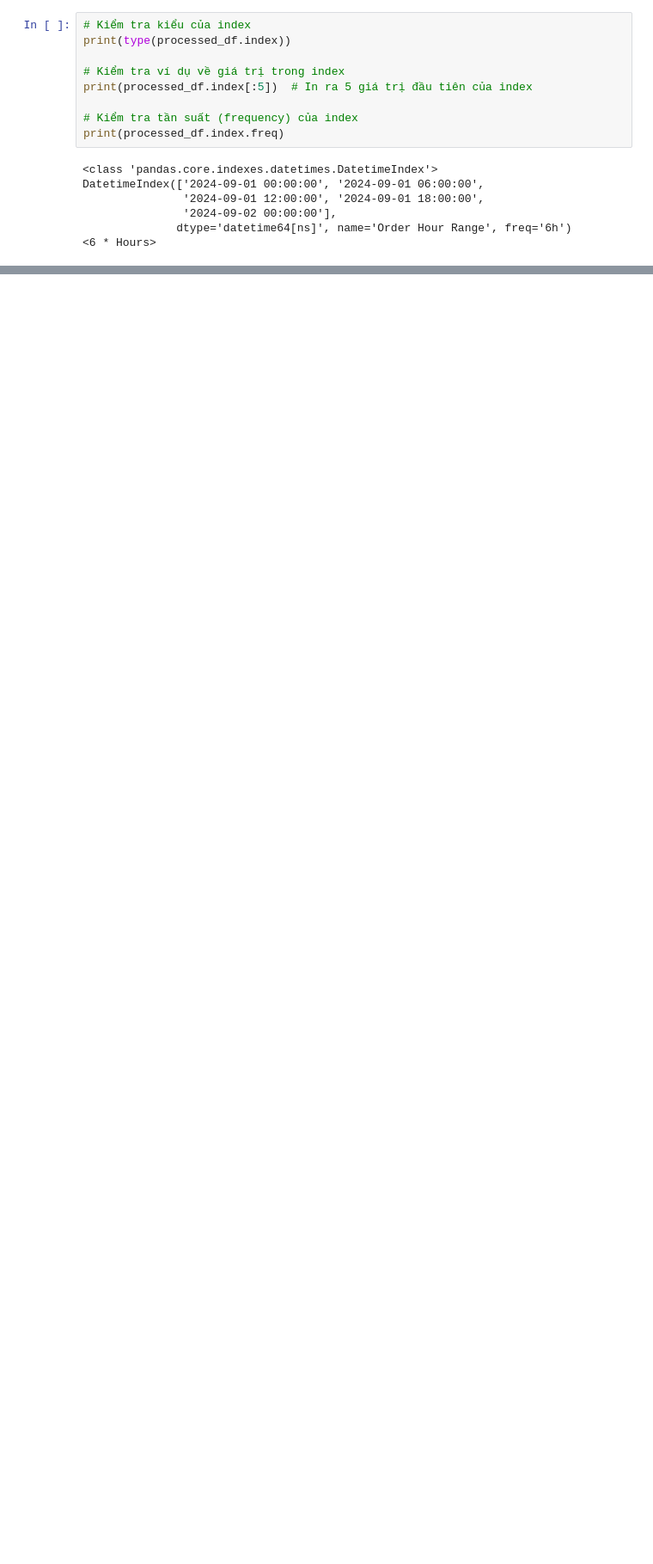
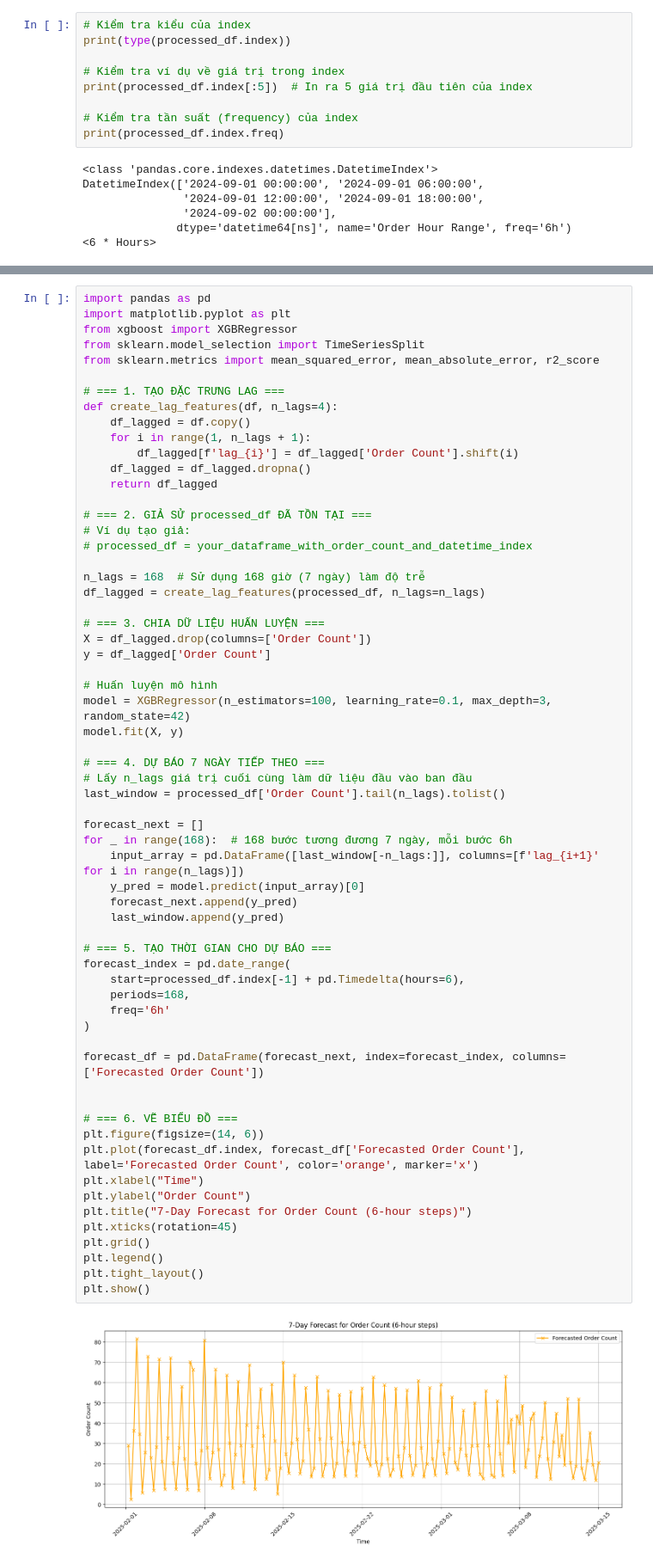
Before and after one commit to MinHeHeHeHe/DoAn_2, a Jupyter notebook: PhanTichSoLuongDonHang.ipynb, the cells around one changed output, grey strips where cells are left out. Shown at 86% size. Saved outputs shown, nothing was run; the diff lists cells and outputs as text; blank space fills up the shorter version.

```diff
--- a/PhanTichSoLuongDonHang.ipynb
+++ b/PhanTichSoLuongDonHang.ipynb
@@ -416,0 +545,64 @@ DatetimeIndex(['2024-09-01 00:00:00', '2024-09-01 06:00:00',
+# %%
+import pandas as pd
+import matplotlib.pyplot as plt
+from xgboost import XGBRegressor
+from sklearn.model_selection import TimeSeriesSplit
+from sklearn.metrics import mean_squared_error, mean_absolute_error, r2_score
+
+# === 1. TẠO ĐẶC TRƯNG LAG ===
+def create_lag_features(df, n_lags=4):
+    df_lagged = df.copy()
+    for i in range(1, n_lags + 1):
+        df_lagged[f'lag_{i}'] = df_lagged['Order Count'].shift(i)
+    df_lagged = df_lagged.dropna()
+    return df_lagged
+
+# === 2. GIẢ SỬ processed_df ĐÃ TỒN TẠI ===
+# Ví dụ tạo giả:
+# processed_df = your_dataframe_with_order_count_and_datetime_index
+
+n_lags = 168  # Sử dụng 168 giờ (7 ngày) làm độ trễ
+df_lagged = create_lag_features(processed_df, n_lags=n_lags)
+
+# === 3. CHIA DỮ LIỆU HUẤN LUYỆN ===
+X = df_lagged.drop(columns=['Order Count'])
+y = df_lagged['Order Count']
+
+# Huấn luyện mô hình
+model = XGBRegressor(n_estimators=100, learning_rate=0.1, max_depth=3, random_state=42)
+model.fit(X, y)
+
+# === 4. DỰ BÁO 7 NGÀY TIẾP THEO ===
+# Lấy n_lags giá trị cuối cùng làm dữ liệu đầu vào ban đầu
+last_window = processed_df['Order Count'].tail(n_lags).tolist()
+
+forecast_next = []
+for _ in range(168):  # 168 bước tương đương 7 ngày, mỗi bước 6h
+    input_array = pd.DataFrame([last_window[-n_lags:]], columns=[f'lag_{i+1}' for i in range(n_lags)])
+    y_pred = model.predict(input_array)[0]
+    forecast_next.append(y_pred)
+    last_window.append(y_pred)
+
+# === 5. TẠO THỜI GIAN CHO DỰ BÁO ===
+forecast_index = pd.date_range(
+    start=processed_df.index[-1] + pd.Timedelta(hours=6),
+    periods=168,
+    freq='6h'
+)
+
+forecast_df = pd.DataFrame(forecast_next, index=forecast_index, columns=['Forecasted Order Count'])
+
+
+# === 6. VẼ BIỂU ĐỒ ===
+plt.figure(figsize=(14, 6))
+plt.plot(forecast_df.index, forecast_df['Forecasted Order Count'], label='Forecasted Order Count', color='orange', marker='x')
+plt.xlabel("Time")
+plt.ylabel("Order Count")
+plt.title("7-Day Forecast for Order Count (6-hour steps)")
+plt.xticks(rotation=45)
+plt.grid()
+plt.legend()
+plt.tight_layout()
+plt.show()
+# %% [output]
+[figure, added]
```
Also changed, not shown: parts of 6 cells of this notebook.
